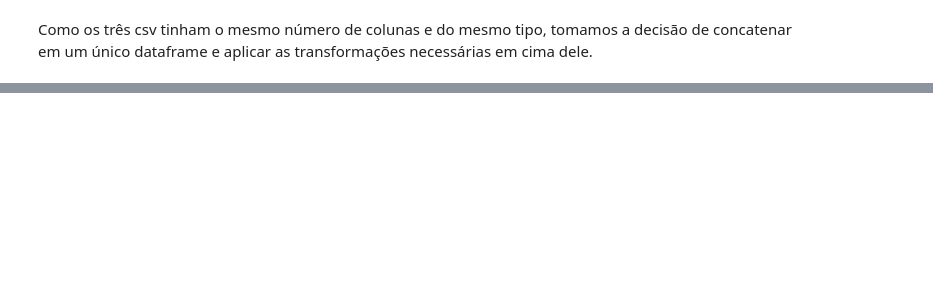
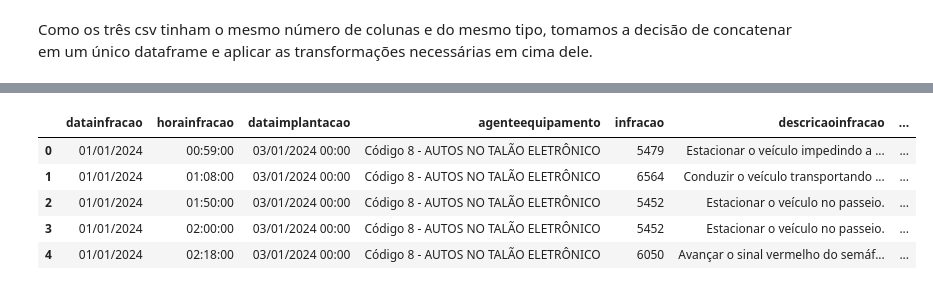
Before and after one commit to dudalbuquerque/ETL-ELT, a Jupyter notebook: datasets/concat.ipynb, the cells around one changed output, grey strips where cells are left out. Cells and saved outputs as stored; diff of their text form; code cells hidden in the pictures; blank space fills up the shorter version.

```diff
--- a/datasets/concat.ipynb
+++ b/datasets/concat.ipynb
@@ -165,0 +171,9 @@ df_1.head()
+# %%
+df_2.head()
+# %% [output]
+|  | datainfracao | horainfracao | dataimplantacao | agenteequipamento | infracao | descricaoinfracao | ... |
+| 0 | 01/01/2024 | 00:59:00 | 03/01/2024 00:00 | Código 8 - AUTOS NO TALÃO ELETRÔNICO | 5479 | Estacionar o veículo impedindo a ... | ... |
+| 1 | 01/01/2024 | 01:08:00 | 03/01/2024 00:00 | Código 8 - AUTOS NO TALÃO ELETRÔNICO | 6564 | Conduzir o veículo transportando ... | ... |
+| 2 | 01/01/2024 | 01:50:00 | 03/01/2024 00:00 | Código 8 - AUTOS NO TALÃO ELETRÔNICO | 5452 | Estacionar o veículo no passeio. | ... |
+| 3 | 01/01/2024 | 02:00:00 | 03/01/2024 00:00 | Código 8 - AUTOS NO TALÃO ELETRÔNICO | 5452 | Estacionar o veículo no passeio. | ... |
+| 4 | 01/01/2024 | 02:18:00 | 03/01/2024 00:00 | Código 8 - AUTOS NO TALÃO ELETRÔNICO | 6050 | Avançar o sinal vermelho do semáf... | ... |
```
Also changed, not shown: parts of 7 cells of this notebook, 1 other file.
